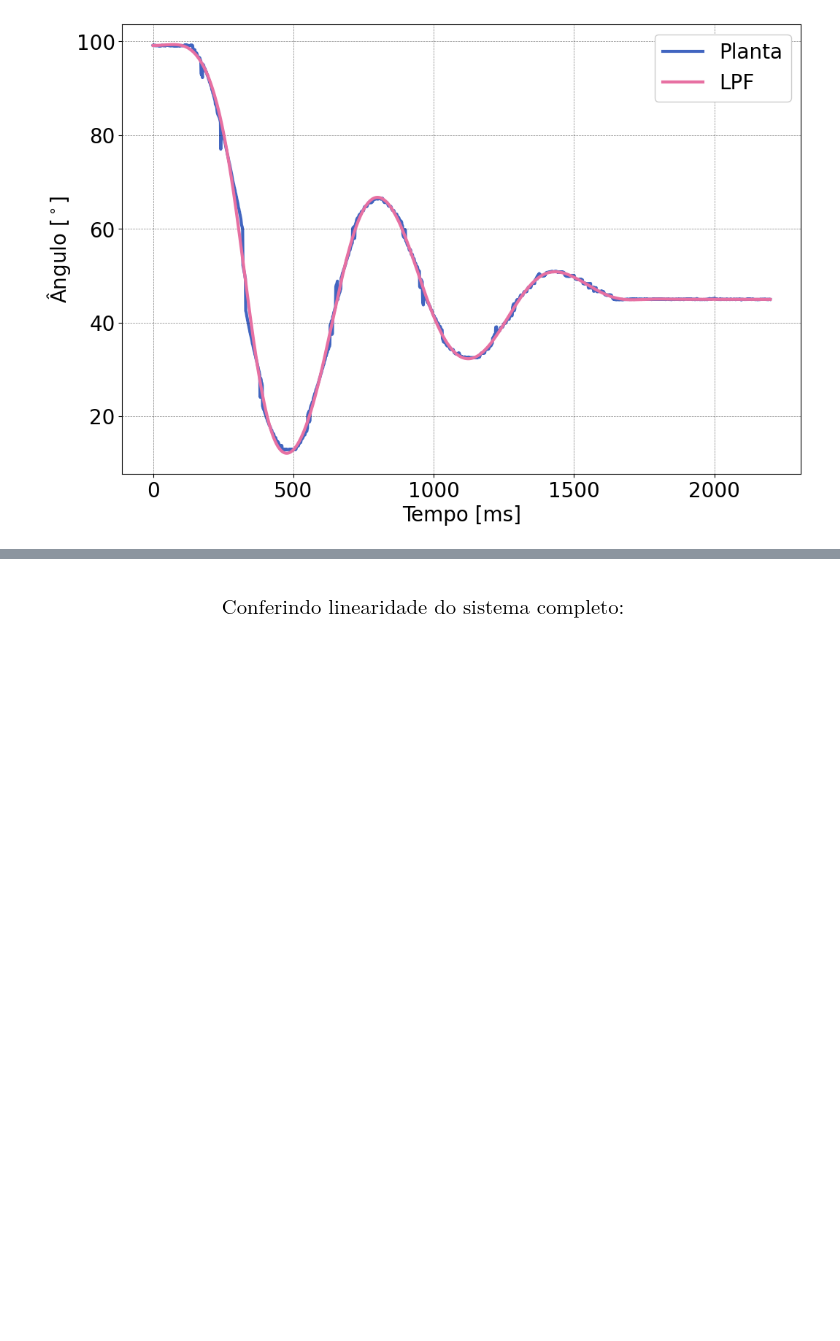
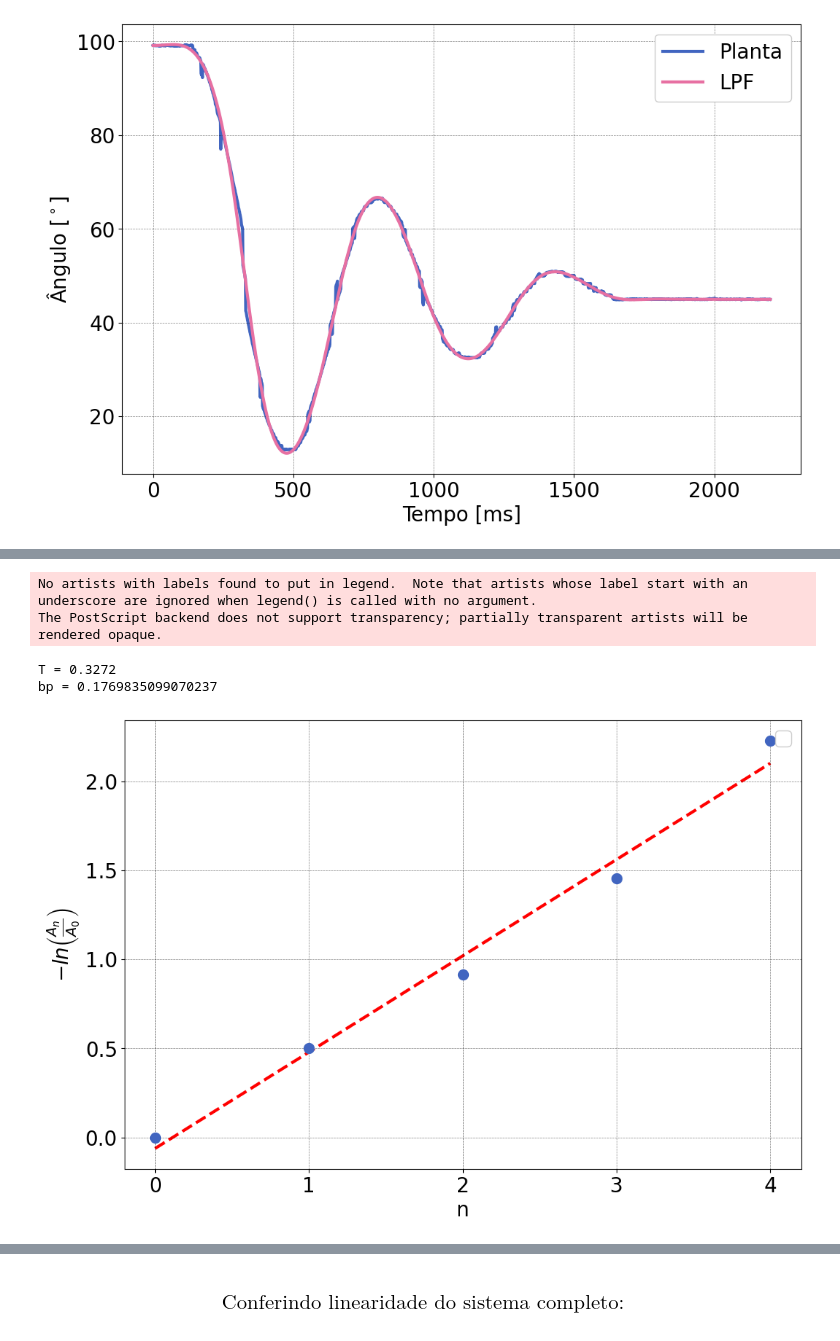
Before and after one commit to ErickNMA/LCD, a Jupyter notebook: ensaios_planta/fan-plate_analisys.ipynb, the cells around one changed output, grey strips where cells are left out. Cells and saved outputs as stored; diff of their text form; code cells hidden in the pictures; blank space fills up the shorter version.

```diff
--- a/ensaios_planta/fan-plate_analisys.ipynb
+++ b/ensaios_planta/fan-plate_analisys.ipynb
@@ -214,0 +241,40 @@ The PostScript backend does not support transparency; partially transparent arti
+# %%
+#Amplitudes absolutas dos picos e vales:
+A = []
+ta = []
+for i in range(4):
+    A.append(abs(angosclpf[uperid[i]]-45))
+    ta.append(tosc[uperid[i]])
+    A.append(abs(angosclpf[lowerid[i]]-45))
+    ta.append(tosc[lowerid[i]])
+A = np.array(A)
+ta = np.array(ta)
+A /= A[0]
+A = A[:5]
+
+#Cálculo do período médio de oscilação:
+T = (tosc[lowerid[2]]-tosc[uperid[0]])/5
+print(f'T = {T}')
+
+#Ajuste linear para -ln(An/A0) X n, em que a inclinação será b/T:
+pdec = np.polyfit(range(len(A)), -np.log(A), 1)
+tadj = np.arange(0, 4, 1e-3)
+Aadj = np.polyval(pdec, tadj)
+bp = pdec[0]*T
+print(f'bp = {bp}')
+
+#Plot:
+plt.figure()
+plt.plot(tadj, Aadj, linestyle='dashed', color='r', zorder=0)
+plt.scatter(range(len(A)), -np.log(A), zorder=1, linewidths=5)
+plt.ylabel('$-ln \left ( \\frac{A_n}{A_0} \\right )$')
+plt.xlabel('n')
+plt.xticks(range(len(A)))
+plt.legend()
+plt.savefig('curves/freeosc3.eps', dpi=600, transparent=True, bbox_inches='tight')
+# %% [output]
+No artists with labels found to put in legend.  Note that artists whose label start with an underscore are ignored when legend() is called with no argument.
+The PostScript backend does not support transparency; partially transparent artists will be rendered opaque.
+T = 0.3272
+bp = 0.1769835099070237
+[figure, added]
```
Also changed, not shown: parts of 9 cells of this notebook, 8 other files.
